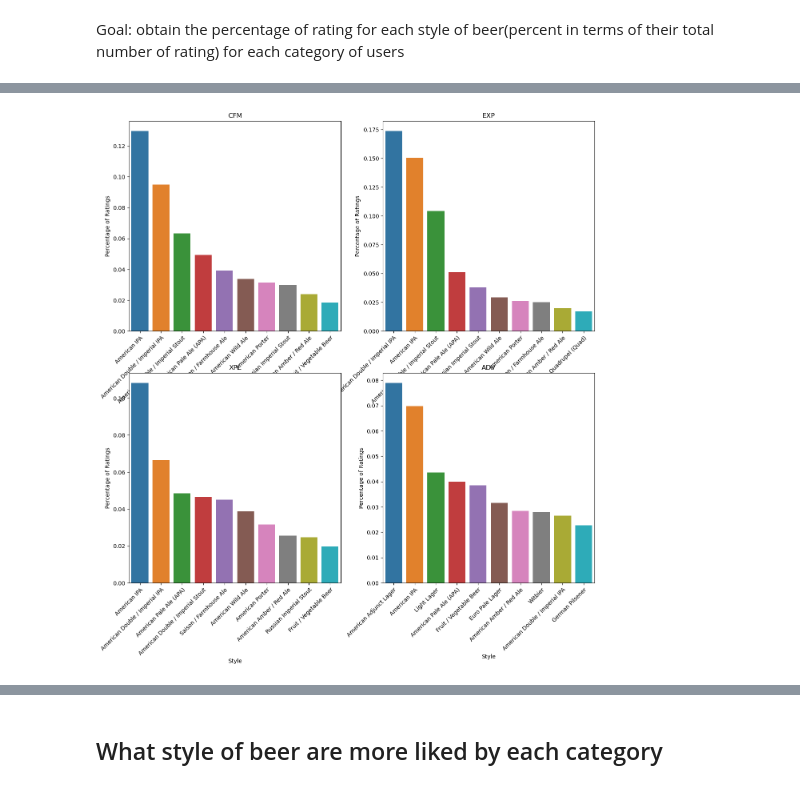
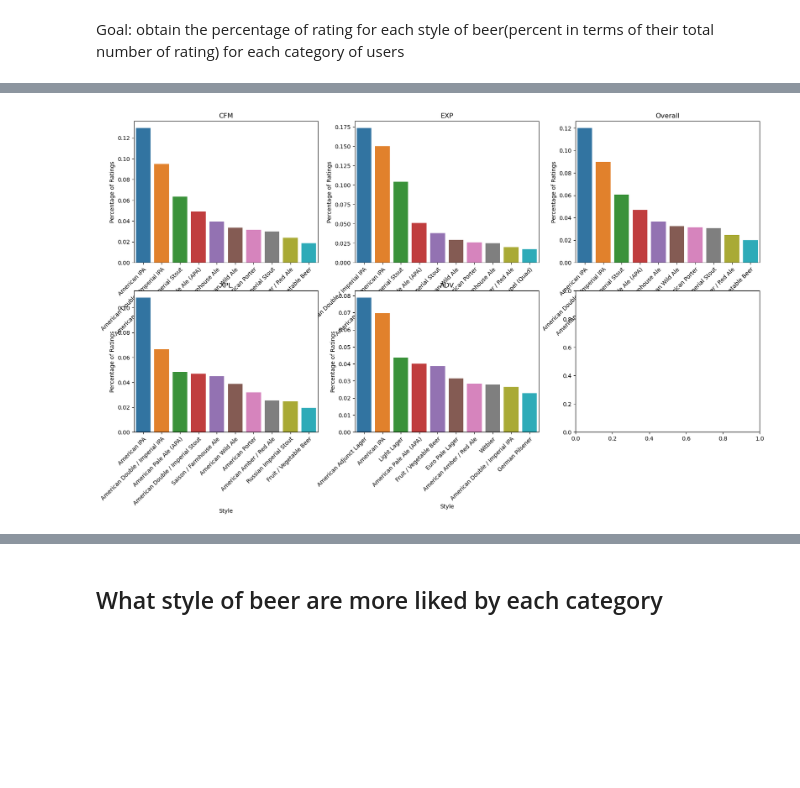
Before and after one commit to epfl-ada/ada-2022-project-analyteam, a Jupyter notebook: categories_style.ipynb, the cells around one changed output, grey strips where cells are left out. Saved outputs shown, nothing was run; the diff lists cells and outputs as text; code cells hidden in the pictures; blank space fills up the shorter version.

```diff
--- a/categories_style.ipynb
+++ b/categories_style.ipynb
@@ -110,23 +113,27 @@ cfm_style_count = cfm_ratings.groupby("style").count()["uid"]
 exp_style_count = exp_ratings.groupby("style").count()["uid"]
 xpl_style_count = xpl_ratings.groupby("style").count()["uid"]
 adv_style_count = adv_ratings.groupby("style").count()["uid"]
+overall_style_count = overall_ratings.groupby("style").count()["uid"]
 # %%
 # normalize count of each style for each category by number of ratings for each category
 cfm_style_count = cfm_style_count / cfm_ratings.shape[0]
 exp_style_count = exp_style_count / exp_ratings.shape[0]
 xpl_style_count = xpl_style_count / xpl_ratings.shape[0]
 adv_style_count = adv_style_count / adv_ratings.shape[0]
+overall_style_count = overall_style_count / overall_ratings.shape[0]
 # %%
 # sort by highest count
 cfm_style_count = cfm_style_count.sort_values(ascending=False)
 exp_style_count = exp_style_count.sort_values(ascending=False)
 xpl_style_count = xpl_style_count.sort_values(ascending=False)
 adv_style_count = adv_style_count.sort_values(ascending=False)
+overall_style_count = overall_style_count.sort_values(ascending=False)
 # %%
 # get top 10 styles for each category
 cfm_style_count = cfm_style_count[:10]
 exp_style_count = exp_style_count[:10]
 xpl_style_count = xpl_style_count[:10]
 adv_style_count = adv_style_count[:10]
+overall_style_count = overall_style_count[:10]
 # %% [markdown]
 Goal: obtain the percentage of rating for each style of beer(percent in terms of their total number of rating) for each category of users
@@ -173,34 +185,39 @@ plt.show()
 # %%
 # same plot as above but with vertical bars and make the text diagonal under the bars
-fig, axs = plt.subplots(2, 2, figsize=(15, 15))
+fig, axs = plt.subplots(2, 3, figsize=(20, 10))
 sns.barplot(y=cfm_style_count.values, x=cfm_style_count.index, ax=axs[0, 0])
 sns.barplot(y=exp_style_count.values, x=exp_style_count.index, ax=axs[0, 1])
 sns.barplot(y=xpl_style_count.values, x=xpl_style_count.index, ax=axs[1, 0])
 sns.barplot(y=adv_style_count.values, x=adv_style_count.index, ax=axs[1, 1])
+sns.barplot(y=overall_style_count.values, x=overall_style_count.index, ax=axs[0, 2])
 
 axs[0, 0].set_title("CFM")
 axs[0, 1].set_title("EXP")
 axs[1, 0].set_title("XPL")
 axs[1, 1].set_title("ADV")
+axs[0, 2].set_title("Overall")
 
 axs[0, 0].set_ylabel("Percentage of Ratings")
 axs[0, 1].set_ylabel("Percentage of Ratings")
 axs[1, 0].set_ylabel("Percentage of Ratings")
 axs[1, 1].set_ylabel("Percentage of Ratings")
+axs[0, 2].set_ylabel("Percentage of Ratings")
 
 axs[0, 0].set_xlabel("Style")
 axs[0, 1].set_xlabel("Style")
 axs[1, 0].set_xlabel("Style")
 axs[1, 1].set_xlabel("Style")
+axs[0, 2].set_xlabel("Style")
 
 plt.setp(axs[0, 0].get_xticklabels(), rotation=45, ha="right", rotation_mode="anchor")
 plt.setp(axs[0, 1].get_xticklabels(), rotation=45, ha="right", rotation_mode="anchor")
 plt.setp(axs[1, 0].get_xticklabels(), rotation=45, ha="right", rotation_mode="anchor")
 plt.setp(axs[1, 1].get_xticklabels(), rotation=45, ha="right", rotation_mode="anchor")
+plt.setp(axs[0, 2].get_xticklabels(), rotation=45, ha="right", rotation_mode="anchor")
 
 plt.show()
 # %% [output]
-[figure, old version]
+[figure, new version]
 # %%
 # create interactive vertical bar plot of top 10 styles for each category using style_count
 # you can click on a category to display it and the plot are superimposed on each other
```
Also changed, not shown: parts of 50 cells of this notebook.
